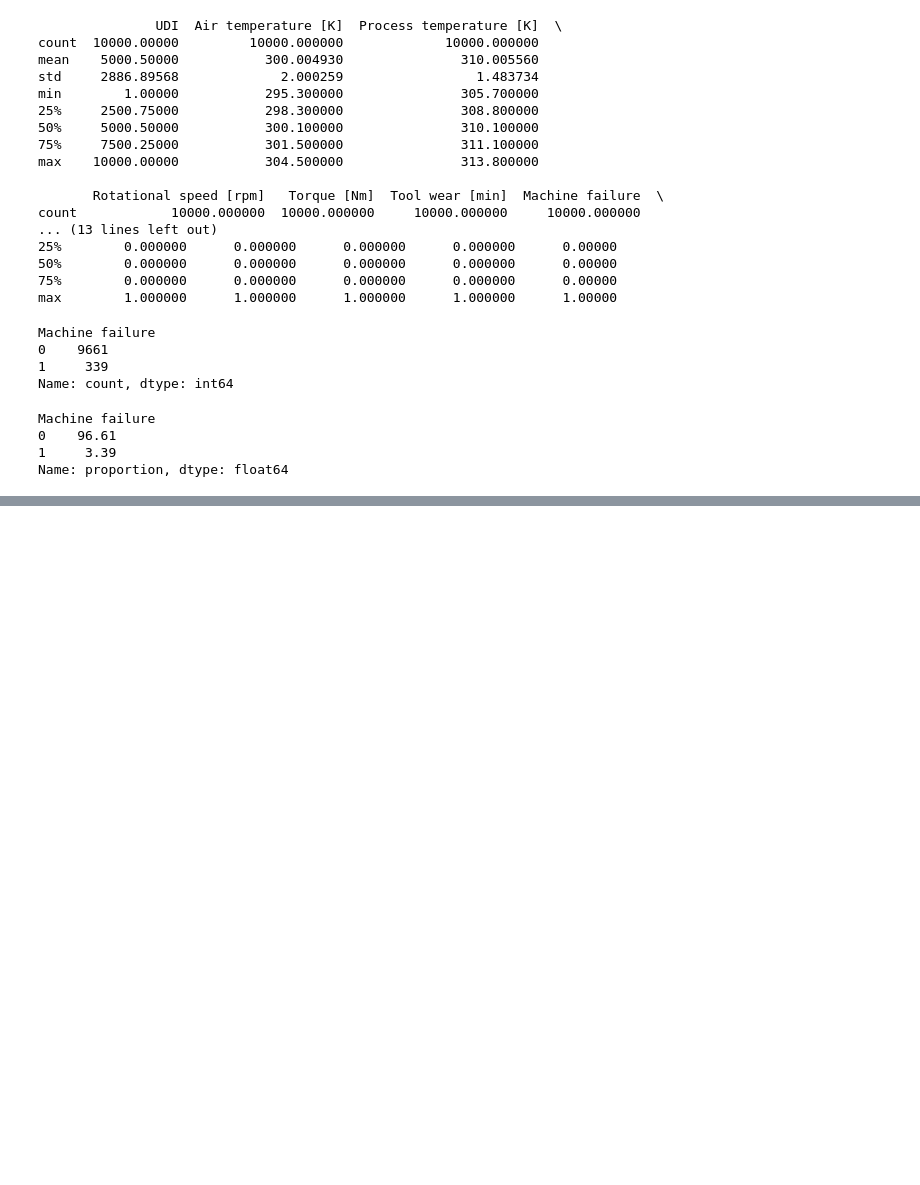
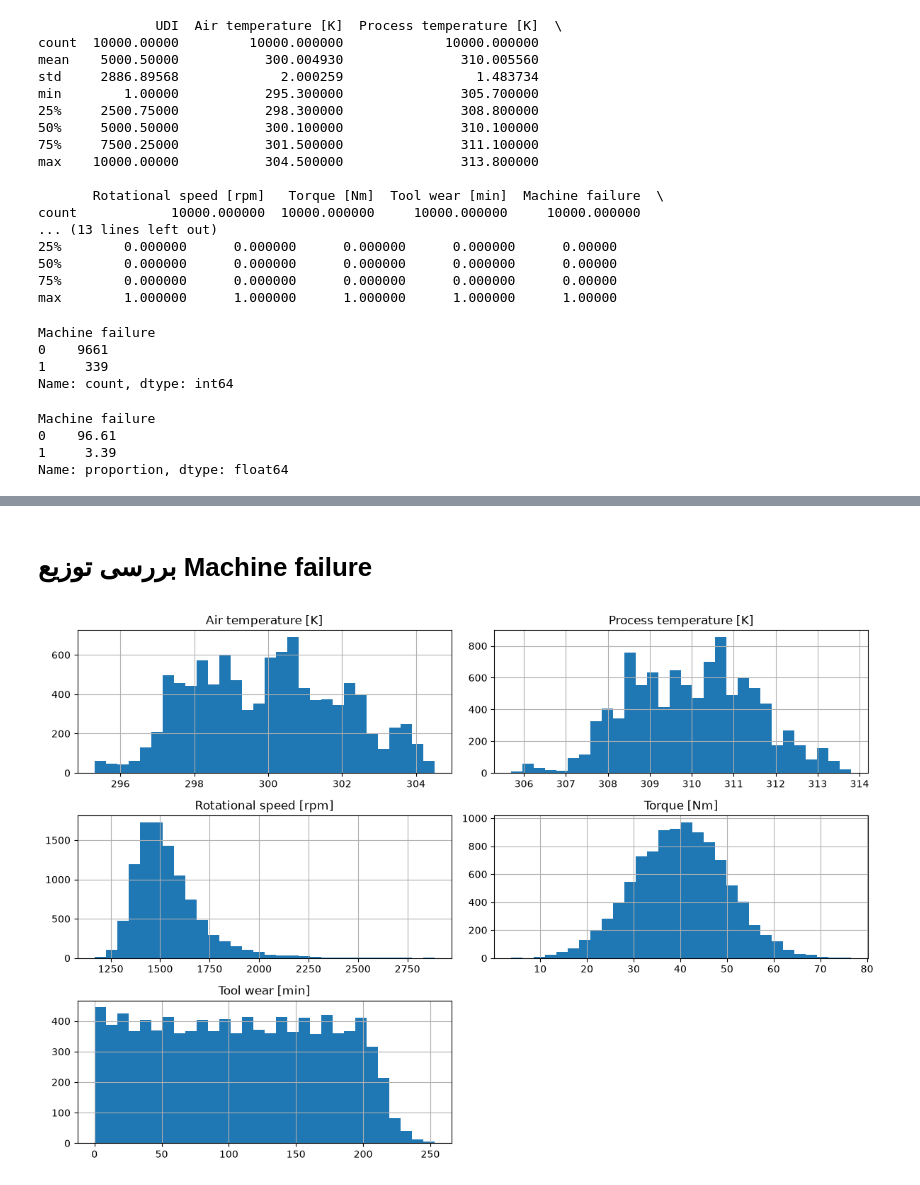
Before and after one commit to amiralavidev/Undergraduate-Project_Predictive-Maintenance, a Jupyter notebook: notebooks/01_EDA.ipynb, the cells around one changed output, grey strips where cells are left out. Drawn from its saved outputs; the diff is of its cells as text; code cells hidden in the pictures; blank space fills up the shorter version.

```diff
--- a/notebooks/01_EDA.ipynb
+++ b/notebooks/01_EDA.ipynb
@@ -91,0 +112,13 @@ Name: proportion, dtype: float64
+# %% [markdown]
+# بررسی توزیع Machine failure
+# %%
+import matplotlib.pyplot as plt
+
+numeric_cols = ['Air temperature [K]', 'Process temperature [K]', 'Rotational speed [rpm]', 'Torque [Nm]', 'Tool wear [min]']
+
+df[numeric_cols].hist( figsize=(12,8),bins=30)
+plt.tight_layout()
+plt.savefig('../reports/histograms_features.png')
+plt.show()
+# %% [output]
+[figure, added]
```
Also changed, not shown: parts of 12 cells of this notebook, 3 other files.
